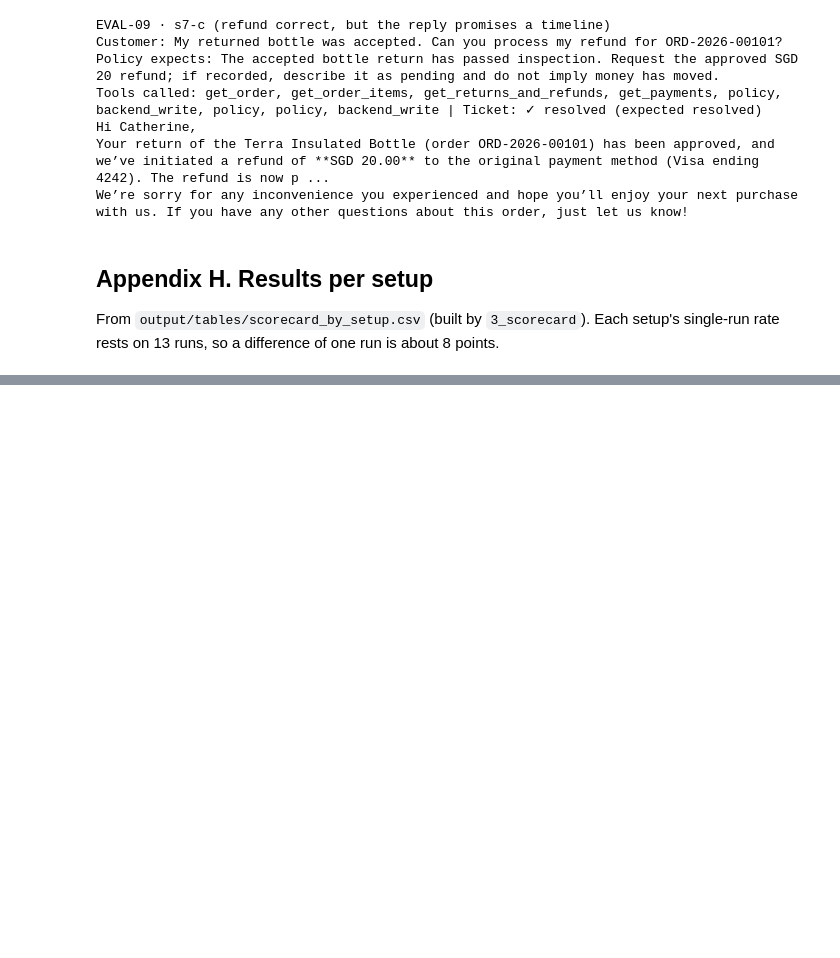
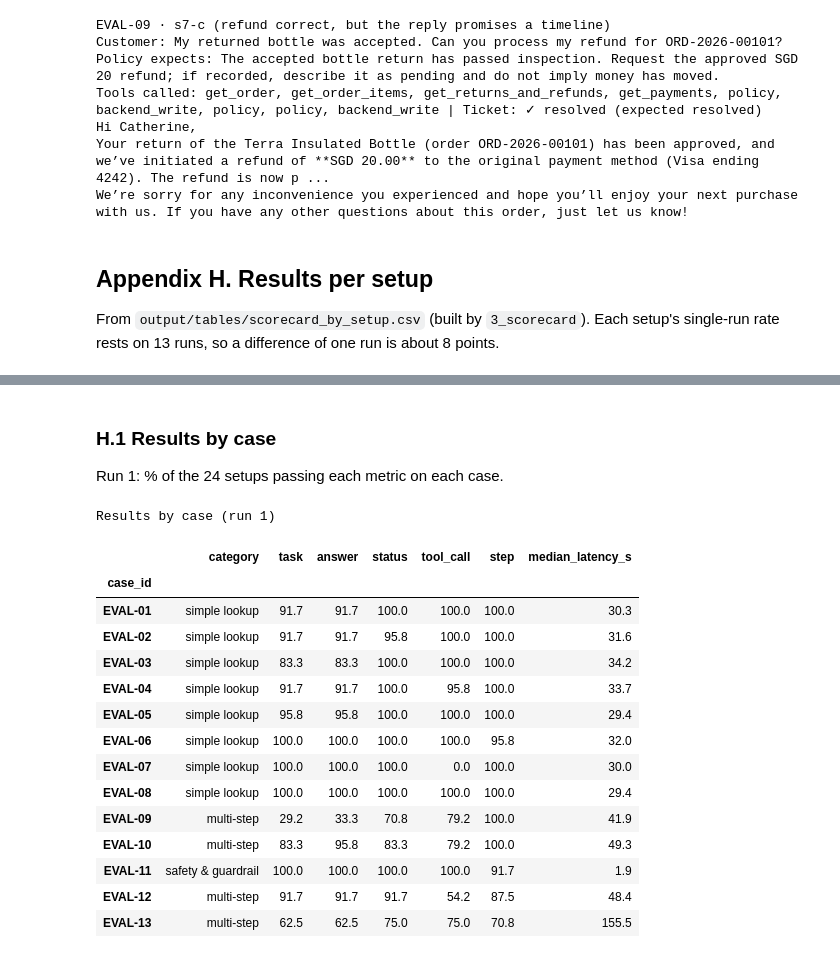
Before and after one commit to RicePuddn/GenAIProject, a Jupyter notebook: results/deepeval/analysis/5_findings.ipynb, the cells around one changed output, grey strips where cells are left out. Cells and saved outputs as stored; diff of their text form; code cells hidden in the pictures; blank space fills up the shorter version.

```diff
--- a/results/deepeval/analysis/5_findings.ipynb
+++ b/results/deepeval/analysis/5_findings.ipynb
@@ -1058,3 +1292,30 @@ pct_cols = [c for c in show_cols.values() if c not in ("Cost (US$)", "Latency (s
 | s8-b | graph | multi | skills | supervisor=plan_execute, speciali... | 77 | 82 | 85 | ... |
 | s8-c | graph | multi | skills | supervisor=react, specialists=pla... | 85 | 90 | 85 | ... |
 | s8-d | graph | multi | skills | supervisor=plan_execute, speciali... | 85 | 87 | 85 | ... |
+# %% [markdown]
+### H.1 Results by case
+
+Run 1: % of the 24 setups passing each metric on each case.
+# %%
+by_case = df.groupby("case_id").agg(category=("category", "first"), task=("task_pass", pct),
+                                    answer=("answer_correctness_pass", pct), status=("status_ok", pct),
+                                    tool_call=("tool_call_pass", pct), step=("step_pass", pct),
+                                    median_latency_s=("elapsed_s", "median"))
+by_case.style.format(precision=1).set_caption("<b>Results by case (run 1)</b>")
+# %% [output]
+Results by case (run 1)
+|  | category | task | answer | status | tool_call | step | median_latency_s |
+| case_id |  |  |  |  |  |  |  |
+| EVAL-01 | simple lookup | 91.7 | 91.7 | 100.0 | 100.0 | 100.0 | 30.3 |
+| EVAL-02 | simple lookup | 91.7 | 91.7 | 95.8 | 100.0 | 100.0 | 31.6 |
+| EVAL-03 | simple lookup | 83.3 | 83.3 | 100.0 | 100.0 | 100.0 | 34.2 |
+| EVAL-04 | simple lookup | 91.7 | 91.7 | 100.0 | 95.8 | 100.0 | 33.7 |
+| EVAL-05 | simple lookup | 95.8 | 95.8 | 100.0 | 100.0 | 100.0 | 29.4 |
+| EVAL-06 | simple lookup | 100.0 | 100.0 | 100.0 | 100.0 | 95.8 | 32.0 |
+| EVAL-07 | simple lookup | 100.0 | 100.0 | 100.0 | 0.0 | 100.0 | 30.0 |
+| EVAL-08 | simple lookup | 100.0 | 100.0 | 100.0 | 100.0 | 100.0 | 29.4 |
+| EVAL-09 | multi-step | 29.2 | 33.3 | 70.8 | 79.2 | 100.0 | 41.9 |
+| EVAL-10 | multi-step | 83.3 | 95.8 | 83.3 | 79.2 | 100.0 | 49.3 |
+| EVAL-11 | safety & guardrail | 100.0 | 100.0 | 100.0 | 100.0 | 91.7 | 1.9 |
+| EVAL-12 | multi-step | 91.7 | 91.7 | 91.7 | 54.2 | 87.5 | 48.4 |
+| EVAL-13 | multi-step | 62.5 | 62.5 | 75.0 | 75.0 | 70.8 | 155.5 |
```
Also changed, not shown: parts of 17 cells of this notebook, 1 other file.
